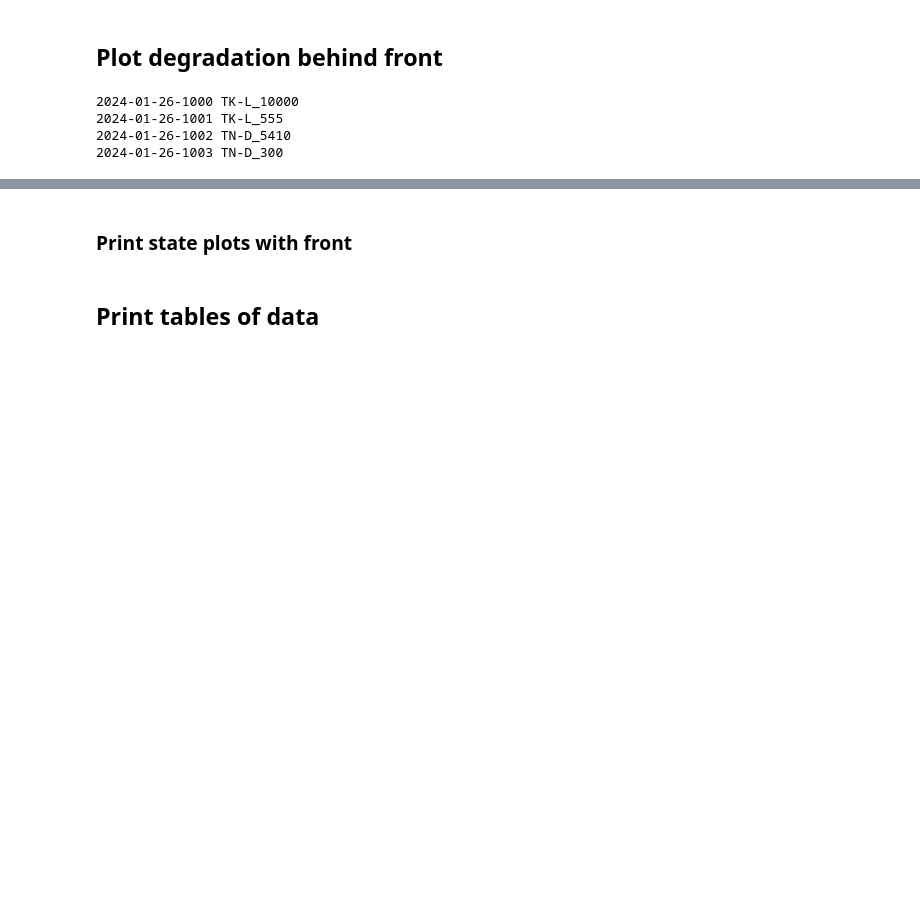
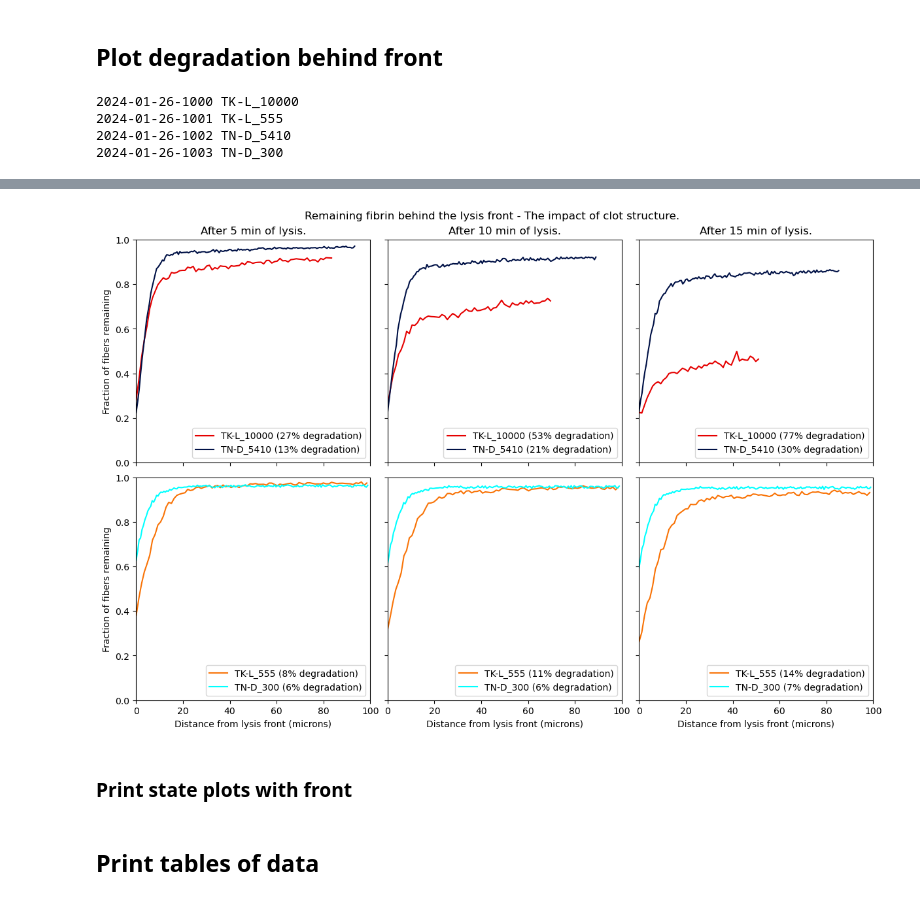
Before and after one commit to UCO-OpResearch/lysis, a Jupyter notebook: src/python/Jupyter Notebooks/2024-01-26-1000 - F-Macro Multi-Array-Process.ipynb, the cells around one changed output, grey strips where cells are left out. Cells and saved outputs as stored; diff of their text form; code cells hidden in the pictures; blank space fills up the shorter version.

```diff
--- a/src/python/Jupyter Notebooks/2024-01-26-1000 - F-Macro Multi-Array-Process.ipynb
+++ b/src/python/Jupyter Notebooks/2024-01-26-1000 - F-Macro Multi-Array-Process.ipynb
@@ -2143,3 +2223,41 @@ fig.savefig(f"degradation behind front by tPA concentration.png", bbox_inches="t
+# %%
+fig, axs = plt.subplots(
+    nrows=2, ncols=3, sharex=True, sharey=True, figsize=(12, 8), dpi=100, constrained_layout=True
+)
+for i, row in enumerate(scenario_grid_T):
+    axs[i, 0].set_ylabel("Fraction of fibers remaining")
+    for j in range(3):
+        axs[1, j].set_xlabel("Distance from lysis front (microns)")
+        axs[0, j].set_title(f"After {times[j]//60:n} min of lysis.")
+        axs[i, j].set_xlim(0,100)
+        axs[i, j].set_ylim(0,1)
+
+        for k, scenario in enumerate(row):
+            axs[i, j].plot(degradation_distance[scenario][j], degradation_amount[scenario][j], label=f"{scenario} ({total_deg_amount[scenario][j]:2.0%} degradation)", color=colors[scenario])
+        axs[i, j].legend(
+            bbox_to_anchor=(1, 0),
+            loc="lower right",
+            ncols=1,
+        )
+# fig, axs = plt.subplots(
+#     nrows=1, ncols=2, sharex=True, sharey=True, figsize=(8, 4), dpi=100, constrained_layout=True
+# )
+# for i, row in enumerate(scenario_grid_T):
+#     axs[i].set_xlabel("Distance from lysis front (microns)")
+#     for k, scenario in enumerate(row):
+#         axs[i].plot(degradation_distance[scenario], degradation_amount[scenario], label=f"{scenario} ({total_deg_amount[scenario]:2.0%} degraded)", color=colors[scenario])
+#     axs[i].legend(
+#         bbox_to_anchor=(1, 0),
+#         loc="lower right",
+#         ncols=1,
+#     )
+
+
+fig.suptitle(f"Remaining fibrin behind the lysis front - The impact of clot structure.")
+
+fig.savefig(f"degradation behind front by structure by time.png", bbox_inches="tight")
+# %% [output]
+[figure, added]
 # %% [markdown]
 ### Print state plots with front
 # %%
```
Also changed, not shown: parts of 10 cells of this notebook.
